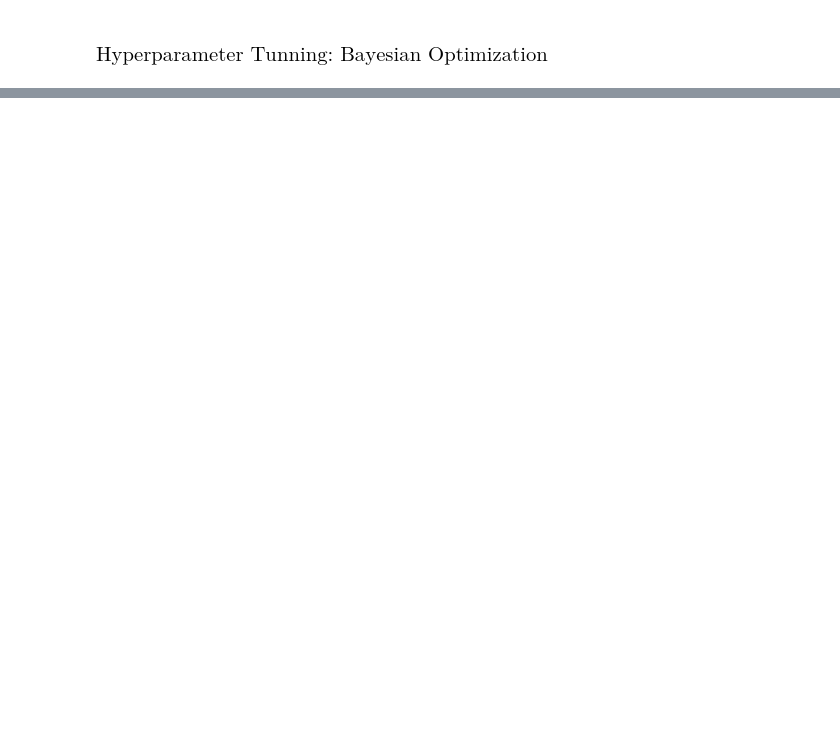
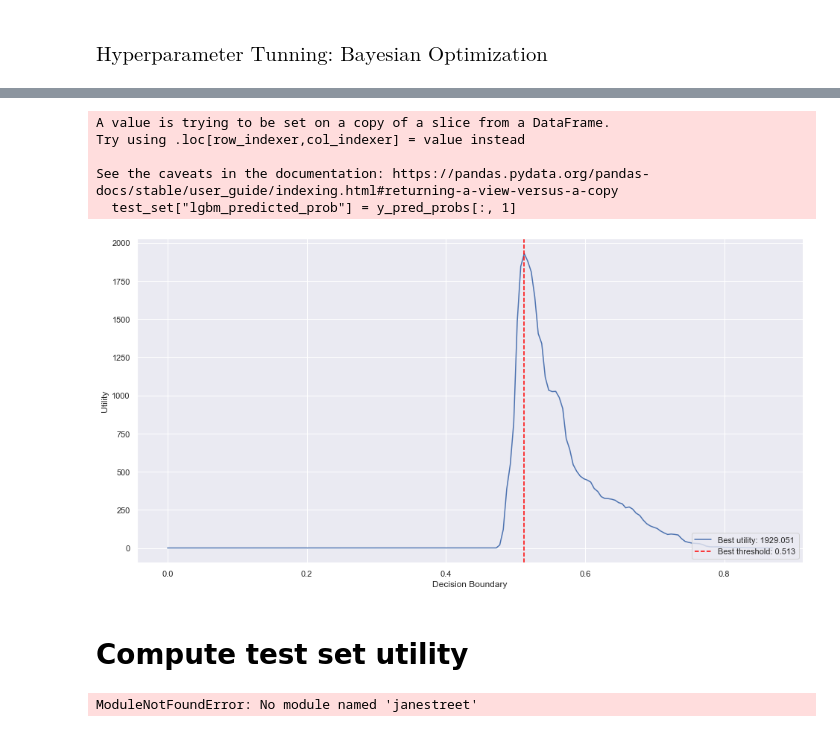
Before and after one commit to Tahahaha7/Jane_Street_Market_Prediction, a Jupyter notebook: Janestreet_LightGBM.ipynb, the cells around one changed output, grey strips where cells are left out. Cells and saved outputs as stored; diff of their text form; code cells hidden in the pictures; blank space fills up the shorter version.

```diff
--- a/Janestreet_LightGBM.ipynb
+++ b/Janestreet_LightGBM.ipynb
@@ -264,0 +310,57 @@ lgbcBO.maximize(init_points=5, n_iter=20, acq='ucb', kappa= 3, **gp_params)
+# %%
+test_set["lgbm_predicted_prob"] = y_pred_probs[:, 1] #Probability of target=1
+# %% [output]
+A value is trying to be set on a copy of a slice from a DataFrame.
+Try using .loc[row_indexer,col_indexer] = value instead
+
+See the caveats in the documentation: https://pandas.pydata.org/pandas-docs/stable/user_guide/indexing.html#returning-a-view-versus-a-copy
+  test_set["lgbm_predicted_prob"] = y_pred_probs[:, 1]
+# %%
+def utility_score_last(date, weight, resp, action):
+    '''
+    Takes four 1-d arrays of equal size:
+    Date: int
+    weight: float >= 0
+    resp: float
+    action: binary
+
+    and returns jane street utility score, u
+    '''
+    count_i = date.nunique() # Get number of days
+    P_i = np.bincount(date, weight * resp * action) # Compute P_i
+    t = np.sum(P_i) / np.sqrt(np.sum(P_i ** 2)) * np.sqrt(250 / count_i) # Compute t
+    u = np.clip(t, 0, 6) * np.sum(P_i) # Combine to get utility score
+    return u
+
+def get_utility_from_df(df, decision_threshold=0.5):
+    '''
+    Takes a dataframe and a decision threshold,
+    computes the total utility given the decision threshold for converting predicted probabilities to actions
+    '''
+    return utility_score_last(df.date, df.weight, df.resp,
+                              df.lgbm_predicted_prob.apply(lambda proba: int(proba > decision_threshold)))
+# %%
+thresholds =  np.linspace(0, 1, 200)
+utility_by_threshold = [get_utility_from_df(test_set, threshold) for threshold in thresholds]
+# %%
+best_threshold = thresholds[utility_by_threshold.index(max(utility_by_threshold))]
+# %%
+# Visualize
+plt.figure(figsize=(16, 8))
+plt.plot(thresholds, utility_by_threshold, label="Best utility: %s"%np.round(max(utility_by_threshold), 3))
+plt.axvline(best_threshold,
+            color="red", linestyle="--",label="Best threshold: %s"%np.round(best_threshold, 3))
+plt.ylabel("Utility")
+plt.xlabel("Decision Boundary")
+plt.legend(loc=4)
+plt.show()
+# %% [output]
+[figure, added]
+# %% [markdown]
+# Compute test set utility
+# %%
+import janestreet
+env = janestreet.make_env()
+env_iter = env.iter_test()
+# %% [output]
+ModuleNotFoundError: No module named 'janestreet'
```
Also changed, not shown: parts of 20 cells of this notebook.
